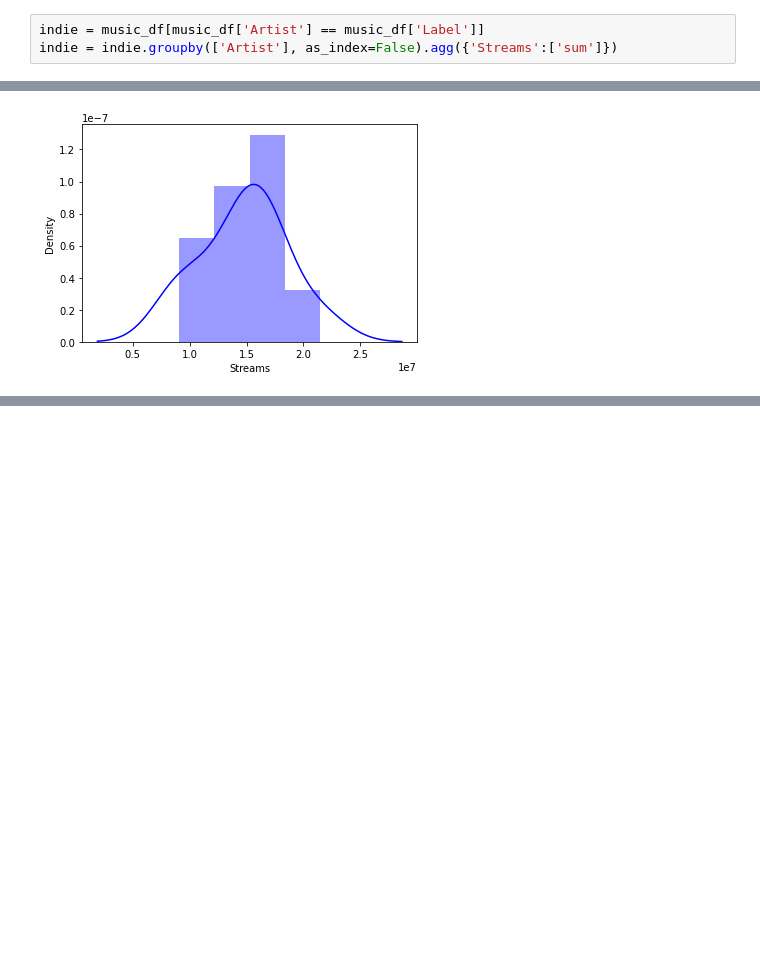
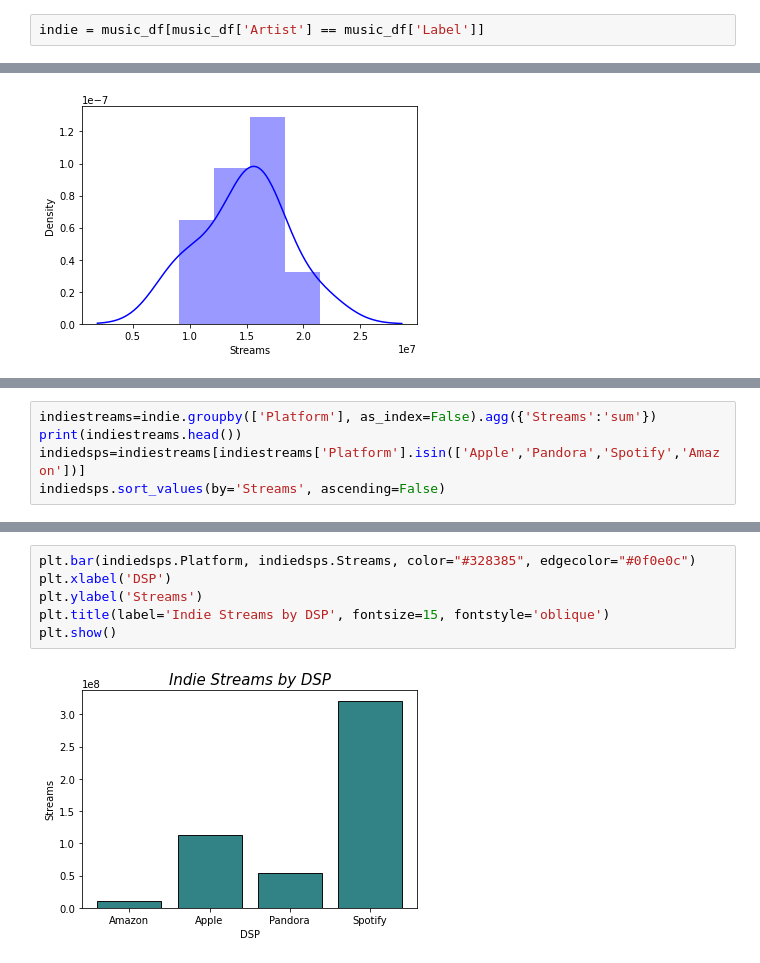
Before and after one commit to NSS-Data-Analytics-Cohort-6/mlc-project-count-dracula, a Jupyter notebook: notebooks/MLC_Phil.ipynb, the cells around one changed output, grey strips where cells are left out. Cells and saved outputs as stored; diff of their text form; blank space fills up the shorter version.

```diff
--- a/notebooks/MLC_Phil.ipynb
+++ b/notebooks/MLC_Phil.ipynb
@@ -188,4 +155,3 @@ music_df['Streams'] = music_df['Streams'].astype(int)
 So we're having an extrordinarily difficult time turning the years column into an integer. Why is this an impossible feat? Why does it refuse to turn into a string even though there are no nulls? Why does it refuse to turn into a float when there are no nulls???
 # %%
 indie = music_df[music_df['Artist'] == music_df['Label']]
-indie = indie.groupby(['Artist'], as_index=False).agg({'Streams':['sum']})
@@ -441,0 +411,5 @@ plt.show()
+# %%
+indiestreams=indie.groupby(['Platform'], as_index=False).agg({'Streams':'sum'})
+print(indiestreams.head())
+indiedsps=indiestreams[indiestreams['Platform'].isin(['Apple','Pandora','Spotify','Amazon'])]
+indiedsps.sort_values(by='Streams', ascending=False)
@@ -441,0 +428,8 @@ plt.show()
+# %%
+plt.bar(indiedsps.Platform, indiedsps.Streams, color="#328385", edgecolor="#0f0e0c")
+plt.xlabel('DSP')
+plt.ylabel('Streams')
+plt.title(label='Indie Streams by DSP', fontsize=15, fontstyle='oblique')
+plt.show()
+# %% [output]
+[figure, added]
```
Also changed, not shown: parts of 30 cells of this notebook.
